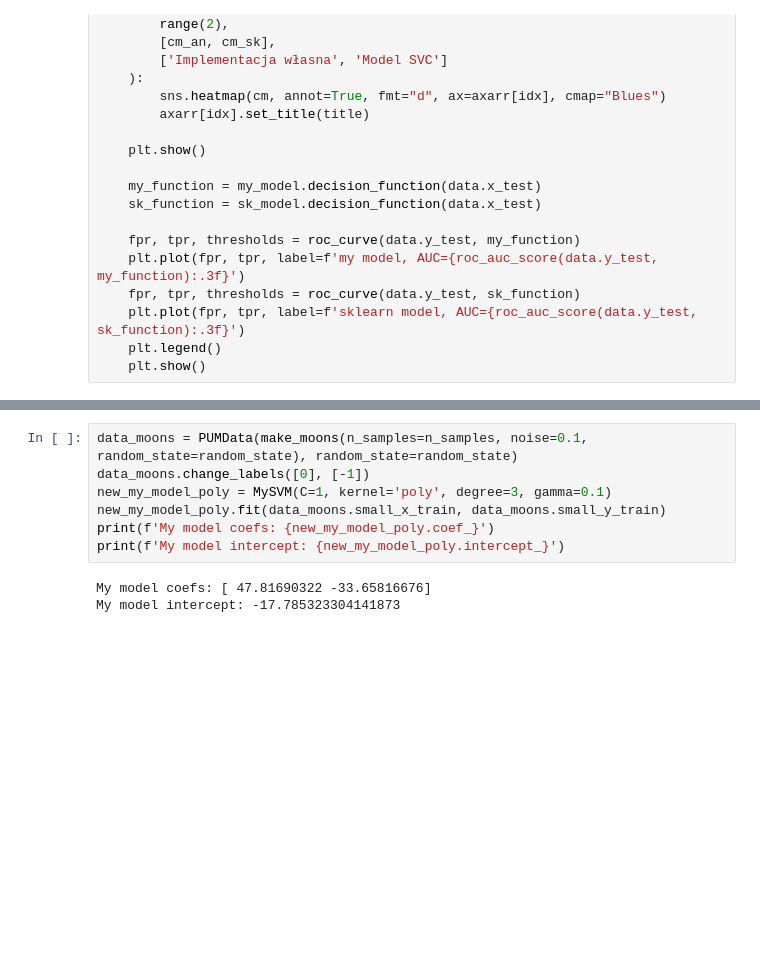
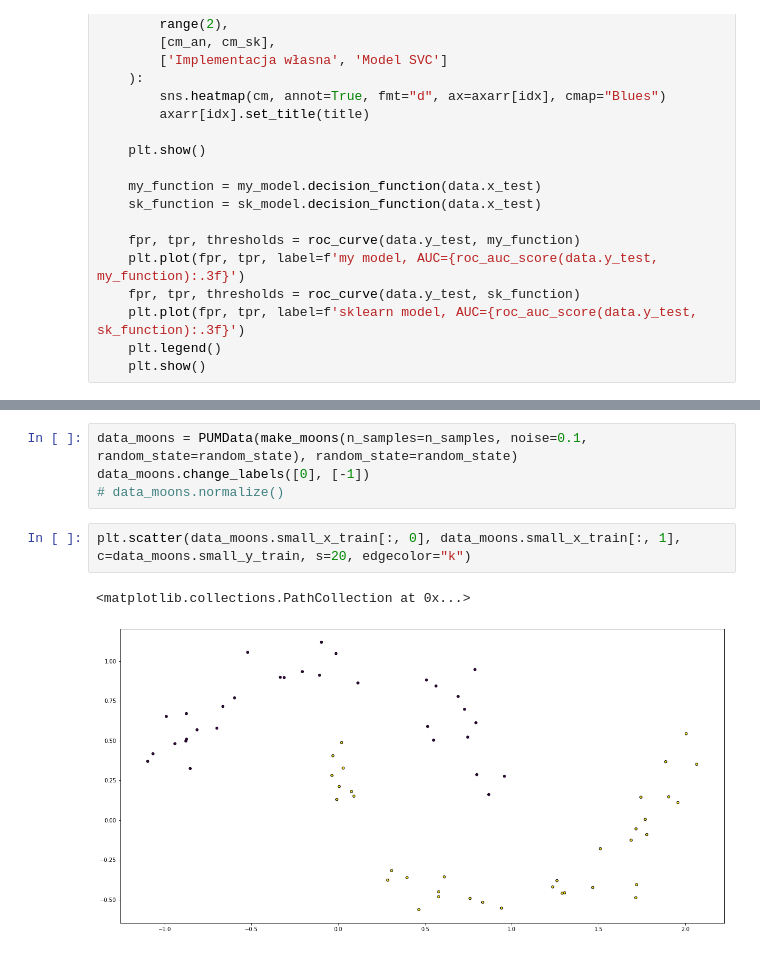
Before and after one commit to DonChaka/PUM, a Jupyter notebook: 4.Klasyfikator SVM/4.KlasyfikatorSVM.ipynb, the cells around one changed output, grey strips where cells are left out. Saved outputs shown, nothing was run; the diff lists cells and outputs as text; blank space fills up the shorter version.

```diff
--- a/4.Klasyfikator SVM/4.KlasyfikatorSVM.ipynb
+++ b/4.Klasyfikator SVM/4.KlasyfikatorSVM.ipynb
@@ -262,10 +269,9 @@ Model sklearn: Czulość: 0.8319672131147541, swoistość: 0.9173553719008265, A
 # %%
 data_moons = PUMData(make_moons(n_samples=n_samples, noise=0.1, random_state=random_state), random_state=random_state)
 data_moons.change_labels([0], [-1])
-new_my_model_poly = MySVM(C=1, kernel='poly', degree=3, gamma=0.1)
-new_my_model_poly.fit(data_moons.small_x_train, data_moons.small_y_train)
-print(f'My model coefs: {new_my_model_poly.coef_}')
-print(f'My model intercept: {new_my_model_poly.intercept_}')
+# data_moons.normalize()
-# %% [output]
-My model coefs: [ 47.81690322 -33.65816676]
-My model intercept: -17.785323304141873
+# %%
+plt.scatter(data_moons.small_x_train[:, 0], data_moons.small_x_train[:, 1], c=data_moons.small_y_train, s=20, edgecolor="k")
+# %% [output]
+<matplotlib.collections.PathCollection at 0x...>
+[figure, added]
```
Also changed, not shown: parts of 14 cells of this notebook.
